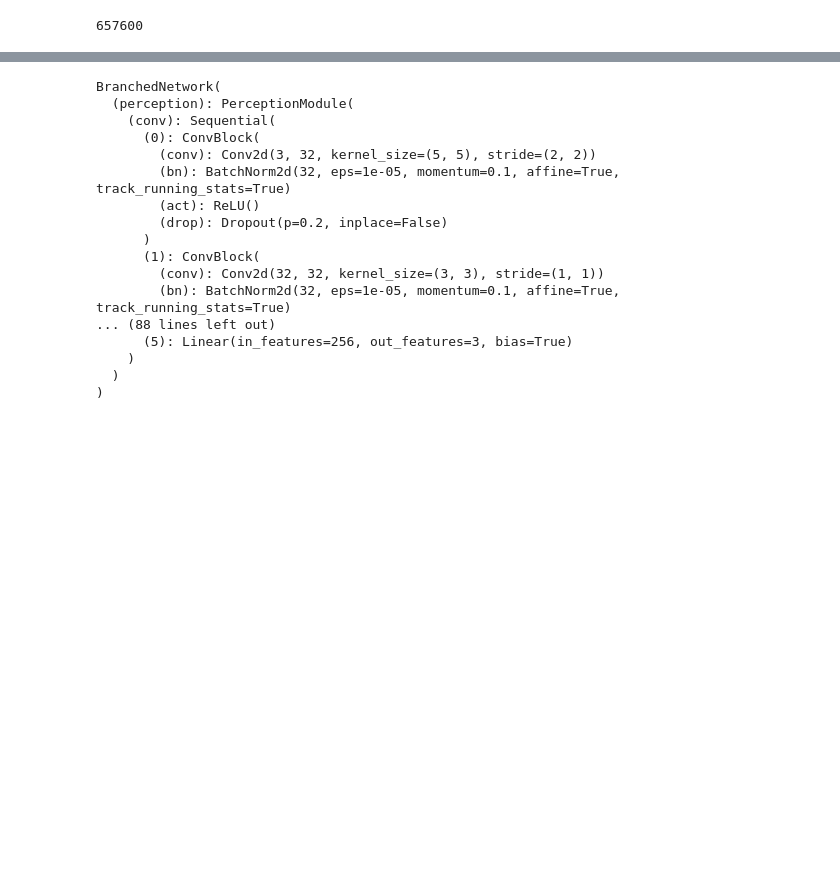
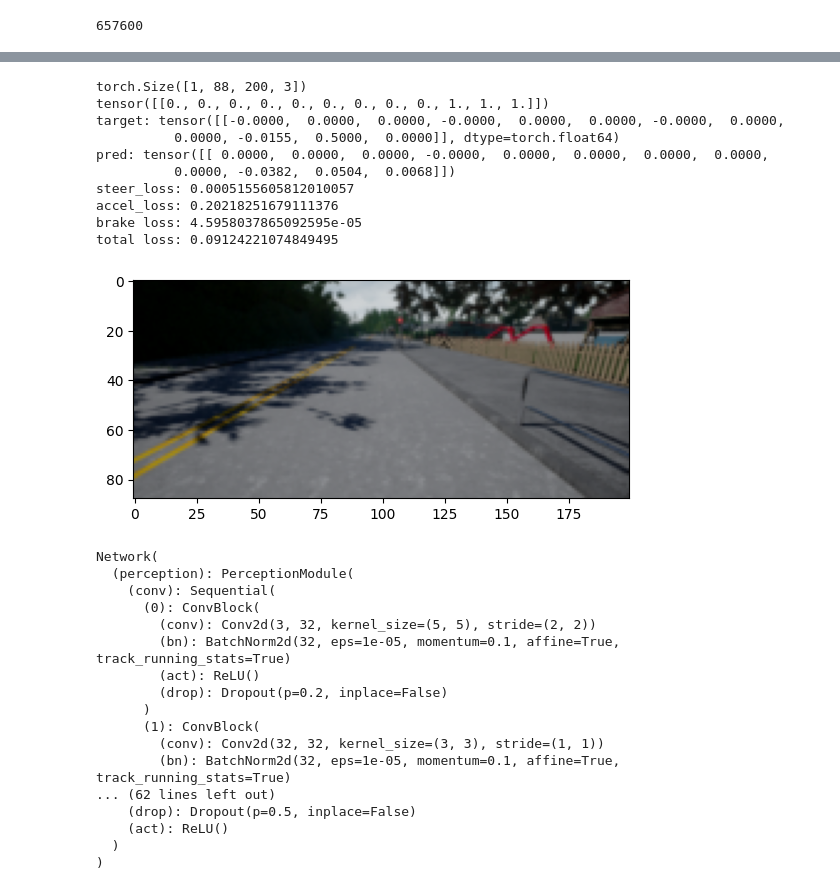
Before and after one commit to johanngerberding/carla-agent-imitation-learning, a Jupyter notebook: debug.ipynb, the cells around one changed output, grey strips where cells are left out. Drawn from its saved outputs; the diff is of its cells as text; code cells hidden in the pictures; blank space fills up the shorter version.

```diff
--- a/debug.ipynb
+++ b/debug.ipynb
@@ -122,2 +23,4 @@ Original Traceback (most recent call last):
 # %%
-checkpoint = "/home/johann/dev/conditional-imitation-learning-pytorch/exps/2023-03-25/checkpoints/best.pth"
+checkpoint = "/home/johann/dev/conditional-imitation-learning-pytorch/exps/2023-03-26/checkpoints/best.pth"
+model = torch.load(checkpoint)
+model.to(device)
@@ -126,0 +45,54 @@ model = torch.load(checkpoint)
+# %%
+val_dataset = ImitationLearningDataset(cfg, "val")
+val_dataloader = DataLoader(val_dataset, batch_size=1, num_workers=4, shuffle=True)
+# %%
+loss_fn = torch.nn.MSELoss(reduction="sum")
+loss_weights = {
+    'steer': 0.5,
+    'acc': 0.45,
+    'brake': 0.05,
+}
+# %%
+for idx, (org_img, img, speed, mask, target) in enumerate(val_dataloader):
+    print(org_img.shape)
+    org_img = org_img.squeeze(0).numpy()
+    org_img = cv2.cvtColor(org_img, cv2.COLOR_BGR2RGB)
+    plt.imshow(org_img)
+    img = img.to(device)
+    speed = speed.to(device)
+    mask = mask.to(device)
+    target = target.to(device)
+
+    with torch.no_grad():
+        out = model(img, speed)
+
+    target = target * mask
+    out = out * mask
+    print(mask)
+    print(f"target: {target}")
+    print(f"pred: {out}")
+    steer_loss = loss_fn(out.reshape((-1, 4, 3))[:, :, 0], target.reshape((-1, 4, 3))[:, :, 0])
+    acc_loss = loss_fn(out.reshape((-1, 4, 3))[:, :, 1], target.reshape((-1, 4, 3))[:, :, 1])
+    brake_loss = loss_fn(out.reshape((-1, 4, 3))[:, :, 2], target.reshape((-1, 4, 3))[:, :, 2])
+    loss = (
+        loss_weights['steer'] * steer_loss +
+        loss_weights['acc'] * acc_loss +
+        loss_weights['brake'] * brake_loss
+    )
+    print(f"steer_loss: {steer_loss}")
+    print(f"accel_loss: {acc_loss}")
+    print(f"brake loss: {brake_loss}")
+    print(f"total loss: {loss}")
+    break
+# %% [output]
+torch.Size([1, 88, 200, 3])
+tensor([[0., 0., 0., 0., 0., 0., 0., 0., 0., 1., 1., 1.]])
+target: tensor([[-0.0000,  0.0000,  0.0000, -0.0000,  0.0000,  0.0000, -0.0000,  0.0000,
+          0.0000, -0.0155,  0.5000,  0.0000]], dtype=torch.float64)
+pred: tensor([[ 0.0000,  0.0000,  0.0000, -0.0000,  0.0000,  0.0000,  0.0000,  0.0000,
+          0.0000, -0.0382,  0.0504,  0.0068]])
+steer_loss: 0.0005155605812010057
+accel_loss: 0.20218251679111376
+brake loss: 4.5958037865092595e-05
+total loss: 0.09124221074849495
+[figure, added]
@@ -127,8 +105,8 @@ model = torch.load(checkpoint)
 # %%
-device = torch.device("cpu")
+model = Network(cfg)
 model.to(device)
 # %% [output]
-BranchedNetwork(
+Network(
   (perception): PerceptionModule(
     (conv): Sequential(
       (0): ConvBlock(
@@ -140,8 +118,8 @@ BranchedNetwork(
       (1): ConvBlock(
         (conv): Conv2d(32, 32, kernel_size=(3, 3), stride=(1, 1))
         (bn): BatchNorm2d(32, eps=1e-05, momentum=0.1, affine=True, track_running_stats=True)
-... (88 lines left out)
-      (5): Linear(in_features=256, out_features=3, bias=True)
-    )
+... (62 lines left out)
+    (drop): Dropout(p=0.5, inplace=False)
+    (act): ReLU()
   )
 )
```
Also changed, not shown: parts of 36 cells of this notebook, 4 other files.
